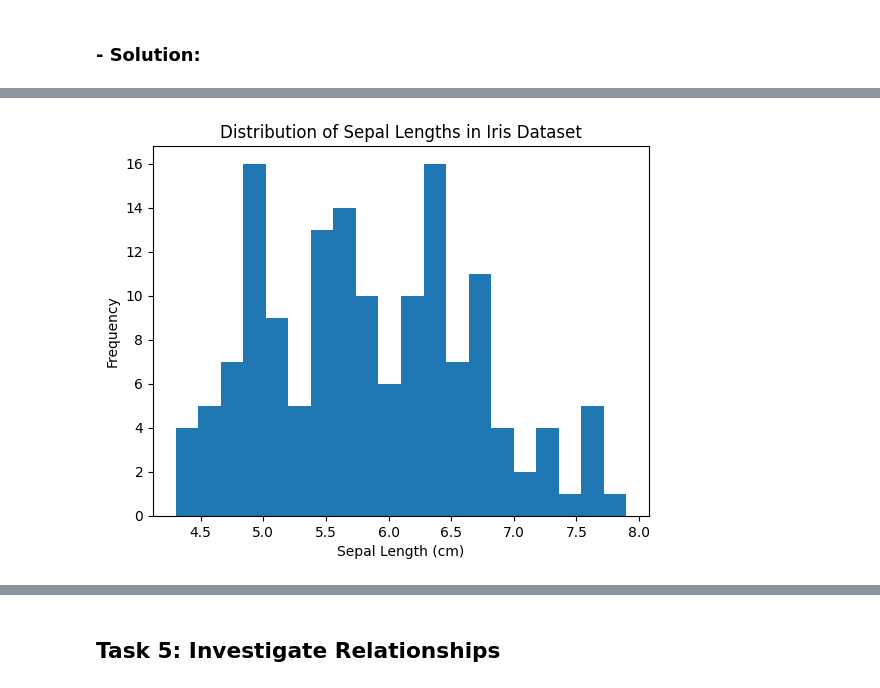
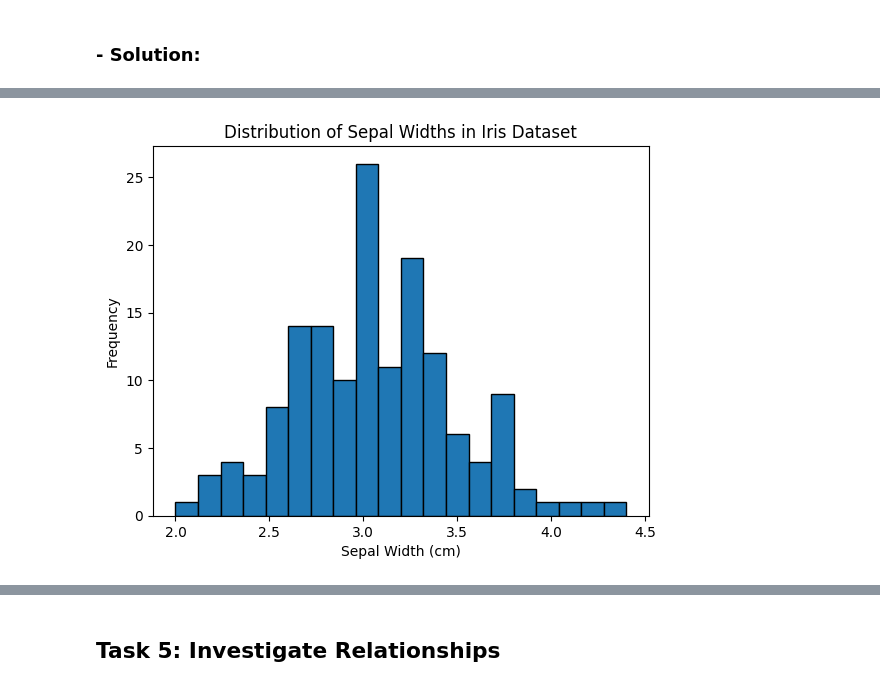
Before and after one commit to elainecazetta/principles_of_data_analytics, a Jupyter notebook: tasks.ipynb, the cells around one changed output, grey strips where cells are left out. Drawn from its saved outputs; the diff is of its cells as text; code cells hidden in the pictures.

```diff
--- a/tasks.ipynb
+++ b/tasks.ipynb
@@ -51,5 +51,5 @@ Print and explain the shape of the data set, the first and last 5 rows of the da
 ### - Solution:
 # %%
 # Creating a keyword
-data = skl.datasets.load_iris()
+iris = skl.datasets.load_iris()
 # %%
@@ -59,2 +60,8 @@ data['data'].shape
 # %% [output]
 (150, 4)
+# %%
+# Convert the dataset into a Pandas DataFrame for better visualization
+df = pd.DataFrame(data=iris.data, columns=iris.feature_names)
+# Add the target and species columns
+df['species'] = pd.Categorical.from_codes(iris.target, iris.target_names)
+df
@@ -102,8 +123,3 @@ For each feature in the dataset, calculate and display:
 - median
 # %% [markdown]
 ### - Solution:
-# %%
-# Convert the dataset into a Pandas DataFrame using a CSV version
-df = pd.read_csv("https://gist.githubusercontent.com/curran/a08a1080b88344b0c8a7/raw/0e7a9b0a5d22642a06d3d5b9bcbad9890c8ee534/iris.csv")
-# Print this version
-df
@@ -153,13 +166,13 @@ import numpy as np
 # %%
-# Create the histogram for sepal length
-plt.hist(df["sepal_length"], bins=20)
+# Create the histogram for sepal width
+plt.hist(df["sepal width (cm)"], bins=20, edgecolor='black')
 
 # Add titles and labels
-plt.title("Distribution of Sepal Lengths in Iris Dataset")
-plt.xlabel("Sepal Length (cm)")
+plt.title("Distribution of Sepal Widths in Iris Dataset")
+plt.xlabel("Sepal Width (cm)")
 plt.ylabel("Frequency")
 
 # Show the plot
 plt.show()
 # %% [output]
-[figure, old version]
+[figure, new version]
```
Also changed, not shown: parts of 15 cells of this notebook.
